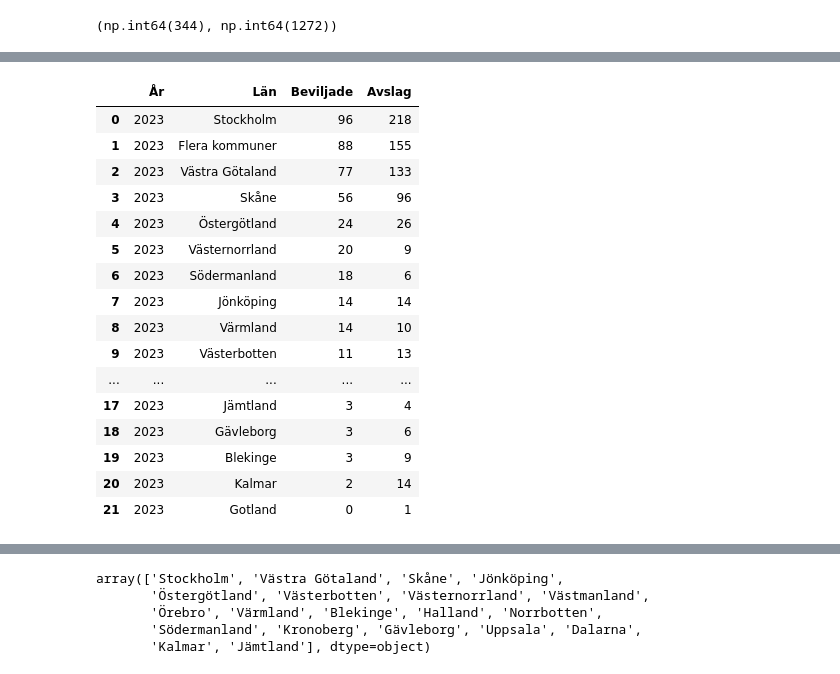
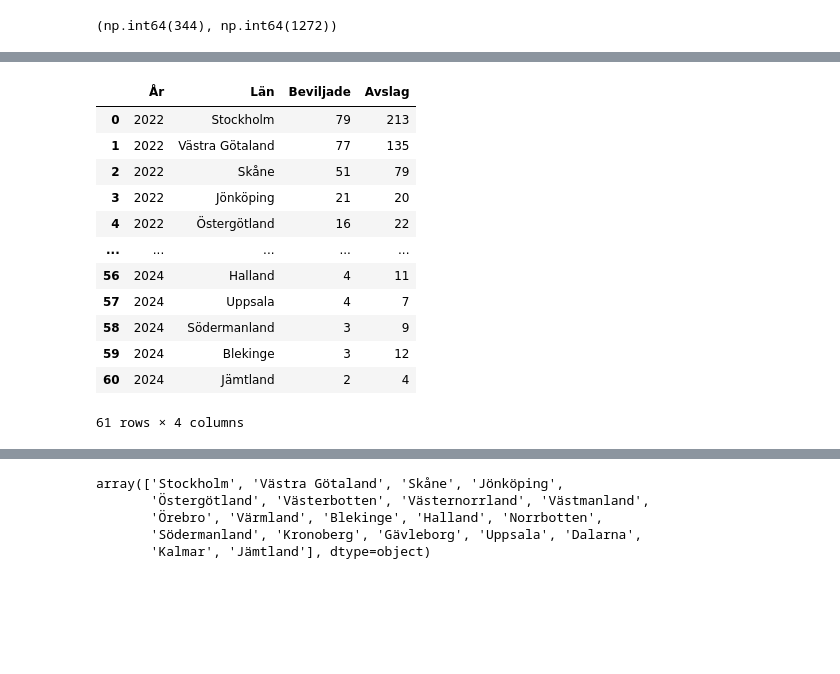
Before and after one commit to 964Code/The-Skool---Group-7, a Jupyter notebook: EDA/EDA_hampus.ipynb, the cells around one changed output, grey strips where cells are left out. Saved outputs shown, nothing was run; the diff lists cells and outputs as text; code cells hidden in the pictures; blank space fills up the shorter version.

```diff
--- a/EDA/EDA_hampus.ipynb
+++ b/EDA/EDA_hampus.ipynb
@@ -891,34 +1247,30 @@ df_regions_avslag
 # %%
 df_region_total = db.query("""--sql
     SELECT
         År,Län,
         COUNT(*) FILTER (WHERE Beslut = 'Beviljad') AS Beviljade,
         COUNT(*) FILTER (WHERE Beslut = 'Avslag') AS Avslag
     FROM df_combined
-    WHERE År == 2023
+    WHERE län != 'Flera kommuner'
     GROUP BY Län, År
-    ORDER BY Beviljade DESC
+    ORDER BY År ASC, Beviljade DESC
 """).to_df()
 
 df_region_total
 # %% [output]
 |  | År | Län | Beviljade | Avslag |
-| 0 | 2023 | Stockholm | 96 | 218 |
-| 1 | 2023 | Flera kommuner | 88 | 155 |
-| 2 | 2023 | Västra Götaland | 77 | 133 |
-| 3 | 2023 | Skåne | 56 | 96 |
-| 4 | 2023 | Östergötland | 24 | 26 |
-| 5 | 2023 | Västernorrland | 20 | 9 |
-| 6 | 2023 | Södermanland | 18 | 6 |
-| 7 | 2023 | Jönköping | 14 | 14 |
-| 8 | 2023 | Värmland | 14 | 10 |
-| 9 | 2023 | Västerbotten | 11 | 13 |
+| 0 | 2022 | Stockholm | 79 | 213 |
+| 1 | 2022 | Västra Götaland | 77 | 135 |
+| 2 | 2022 | Skåne | 51 | 79 |
+| 3 | 2022 | Jönköping | 21 | 20 |
+| 4 | 2022 | Östergötland | 16 | 22 |
 | ... | ... | ... | ... | ... |
-| 17 | 2023 | Jämtland | 3 | 4 |
-| 18 | 2023 | Gävleborg | 3 | 6 |
-| 19 | 2023 | Blekinge | 3 | 9 |
-| 20 | 2023 | Kalmar | 2 | 14 |
-| 21 | 2023 | Gotland | 0 | 1 |
+| 56 | 2024 | Halland | 4 | 11 |
+| 57 | 2024 | Uppsala | 4 | 7 |
+| 58 | 2024 | Södermanland | 3 | 9 |
+| 59 | 2024 | Blekinge | 3 | 12 |
+| 60 | 2024 | Jämtland | 2 | 4 |
+61 rows × 4 columns
 # %%
 df_regions_beviljade["Län"].values
 # %% [output]
```
Also changed, not shown: parts of 37 cells of this notebook, 8 other files.
